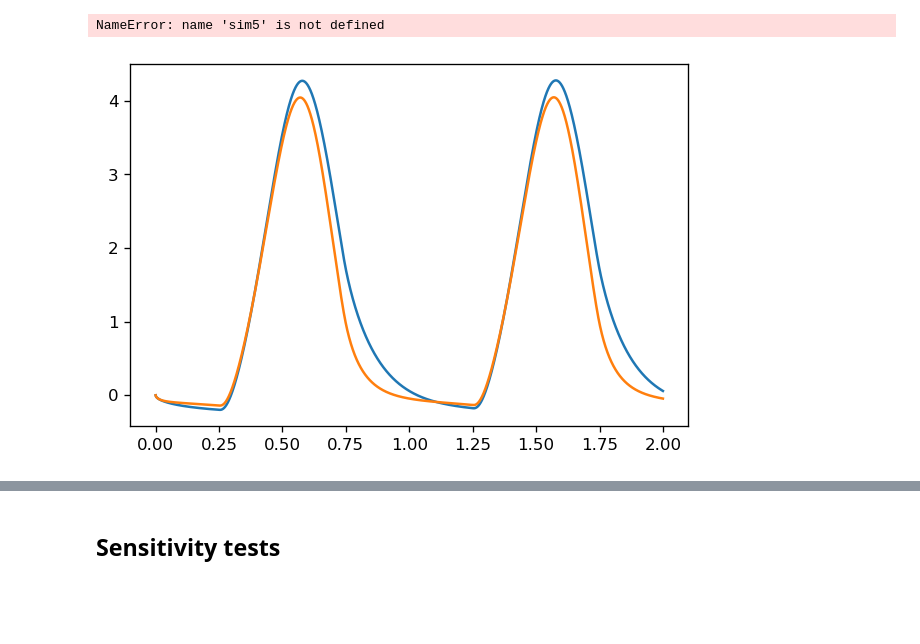
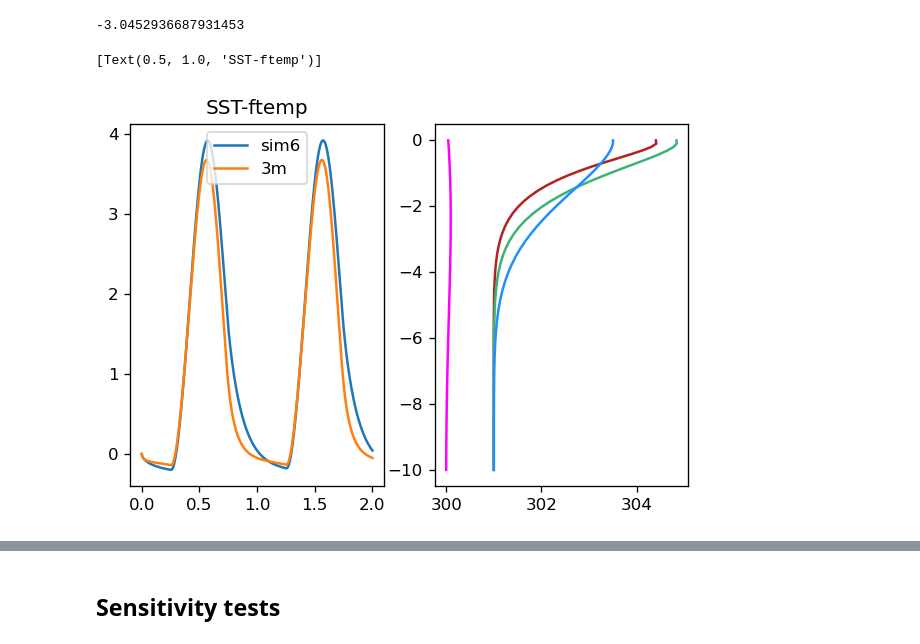
Before and after one commit to reykboerner/diusst, a Jupyter notebook: FINAL/lab_D.ipynb, the cells around one changed output, grey strips where cells are left out. Cells and saved outputs as stored; diff of their text form; code cells hidden in the pictures; blank space fills up the shorter version.

```diff
--- a/FINAL/lab_D.ipynb
+++ b/FINAL/lab_D.ipynb
@@ -9,9 +9,9 @@ from simu_eulerd import simulate_eulerd
 sys.path.append('../code')
 # %%
 #k_eddy, mu, attenu, k0, gamma
-params = [0.0001, 0.002, 4, .8, 2]
+params = [0.0001, 0.002, 4, .8, 1]
 # %%
-sim6 = simulate_eulerd(params)
+sim6 = simulate_eulerd(params,stratdepth=0.5,strat=1)
 # %% [output]
 +++ Variable time-step interpolation +++
 Interpolated dataset has 23844 time steps with average length 8.519 s.
@@ -21,0 +22,9 @@ Done, took  1.0699539184570312
+# %%
+cols = ['firebrick','mediumseagreen','dodgerblue','magenta','orange','navy']
+
+fig, ax = plt.subplots(dpi=120)
+ax.plot(sim5[2]/86400,sim5[0][:,0]-sim5[0][:,-1],label='sim5',)
+ax.plot(sim5[2]/86400,sim5[0][:,0]-sim5[0][:,20],label='3m')
+print(sim5[1][20])
+ax.legend()
+ax.set(title='SST-ftemp')
@@ -22,14 +34,24 @@ Done, took  1.0699539184570312
 # %%
-fig, ax = plt.subplots(dpi=120)
+
+fig, [ax,ax2] = plt.subplots(1,2,dpi=120)
 ax.plot(sim6[2]/86400,sim6[0][:,0]-sim6[0][:,-1],label='sim6',)
 ax.plot(sim6[2]/86400,sim6[0][:,0]-sim6[0][:,20],label='3m')
-ax.plot(sim5[2]/86400,sim5[0][:,0]-sim5[0][:,-1],label='sim5',)
-ax.plot(sim5[2]/86400,sim5[0][:,0]-sim5[0][:,20],label='3m5')
+#ax.plot(sim5[2]/86400,sim5[0][:,0]-sim5[0][:,-1],label='sim5',)
+#ax.plot(sim5[2]/86400,sim5[0][:,0]-sim5[0][:,20],label='3m5')
 print(sim6[1][20])
+noon = np.where(sim6[2]/86400 > 0.5)[0][0]
+noon2 = np.where(sim6[2]/86400 > 0.6)[0][0]
+noon3 = np.where(sim6[2]/86400 > 0.7)[0][0]
+night = np.where(sim6[2]/86400 > 1.)[0][0]
+ax2.plot(sim6[0][noon,:]+1,sim6[1],c=cols[0])
+ax2.plot(sim6[0][noon2,:]+1,sim6[1],c=cols[1])
+ax2.plot(sim6[0][noon3,:]+1,sim6[1],c=cols[2])
+ax2.plot(sim6[0][night,:],sim6[1],c=cols[3])
 
 ax.legend()
 ax.set(title='SST-ftemp')
 # %% [output]
-NameError: name 'sim5' is not defined
+-3.0452936687931453
+[Text(0.5, 1.0, 'SST-ftemp')]
-[figure, old version]
+[figure, new version]
 # %%
```
Also changed, not shown: parts of 5 cells of this notebook, 25 other files.
